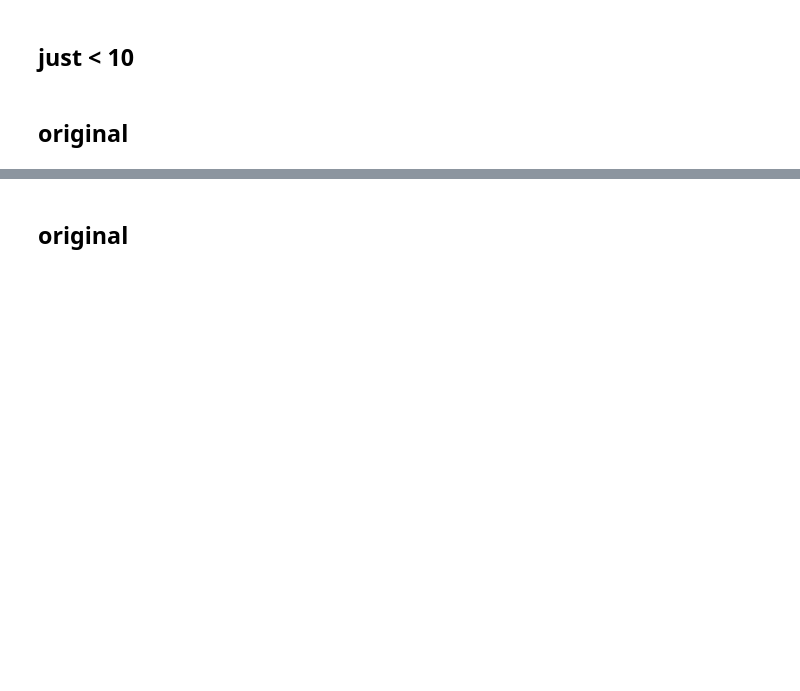
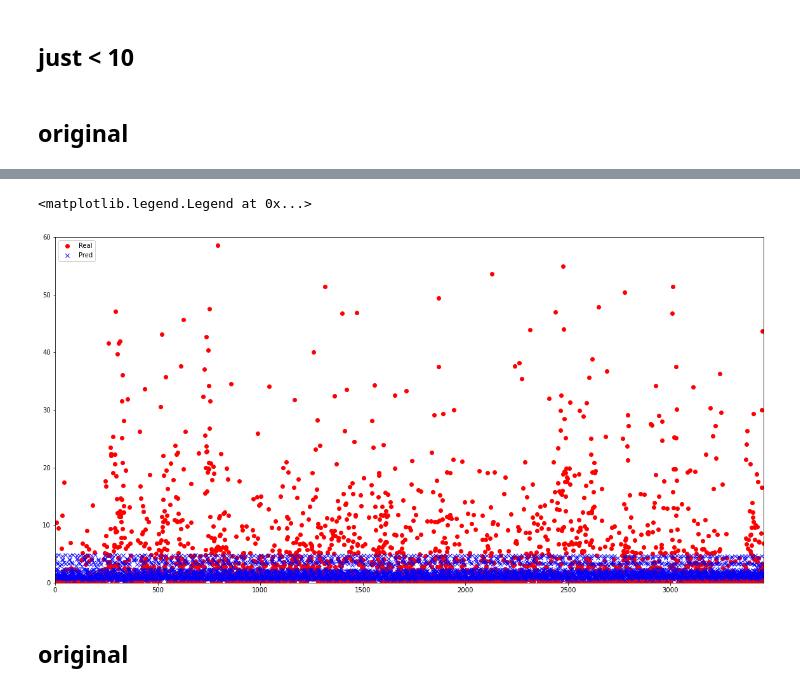
Before and after one commit to 201710757/kotra, a Jupyter notebook: total_ver.ipynb, the cells around one changed output, grey strips where cells are left out. Cells and saved outputs as stored; diff of their text form; code cells hidden in the pictures; blank space fills up the shorter version.

Commit message:
t test fin

```diff
--- a/total_ver.ipynb
+++ b/total_ver.ipynb
@@ -612,7 +863,38 @@ pred_y.max()
-# %%
-n = pred_y - y_test
-n.max()
-# %%
-y_test = y_test.reshape(-1,1)
-torch.mean(torch.abs(pred_y - y_test))
+# %%
+if CASE == 'LSTM':
+    # LSTM
+    x_te = x_test.reshape(-1, 1, input_size)
+    pred_y = deepmodel(x_te)
+
+else:
+    # DNN & Linear Regression
+    pred_y = deepmodel(x_test)
+
+
+
+_data_len = len(y_test)
+plt.figure(figsize=(20,10))
+
+plot_list = [idx for idx in range(_data_len) if abs(y_test.cpu().detach().numpy()[idx] - pred_y.cpu().detach().numpy()[idx]) <= 10 or True]
+
+# plot_list = []
+# for idx in range(_data_len):
+#     fix = abs(y_test.cpu().detach().numpy()[idx] - pred_y.cpu().detach().numpy()[idx])
+#     if fix<= 10:
+#         plot_list.append(idx)
+#     else:
+#         pass
+data_len = len(plot_list)
+# print(plot_list)
+plt.plot([i for i in range(data_len)], [n for i, n in enumerate(y_test.cpu().detach().numpy()) if i in plot_list], 'ro', label='Real')
+plt.plot([i for i in range(data_len)], [n for i, n in enumerate(pred_y.cpu().detach().numpy()) if i in plot_list], 'bx', label='Pred')
+# plt.plot([i for i in range(data_len)], [n for i, n in enumerate(y_test.cpu().detach().numpy()) if i in plot_list], 'r', label='Real_line')
+# plt.plot([i for i in range(data_len)], [n for i, n in enumerate(pred_y.cpu().detach().numpy()) if i in plot_list], 'b', label='Pred_line')
+
+height = 60#max(y_test.cpu().detach().numpy())
+plt.axis([0, data_len, 0, height])
+plt.legend()
+# %% [output]
+<matplotlib.legend.Legend at 0x...>
+[figure, added]
 # %%
```
Also changed, not shown: parts of 71 cells of this notebook, 8 other files.
